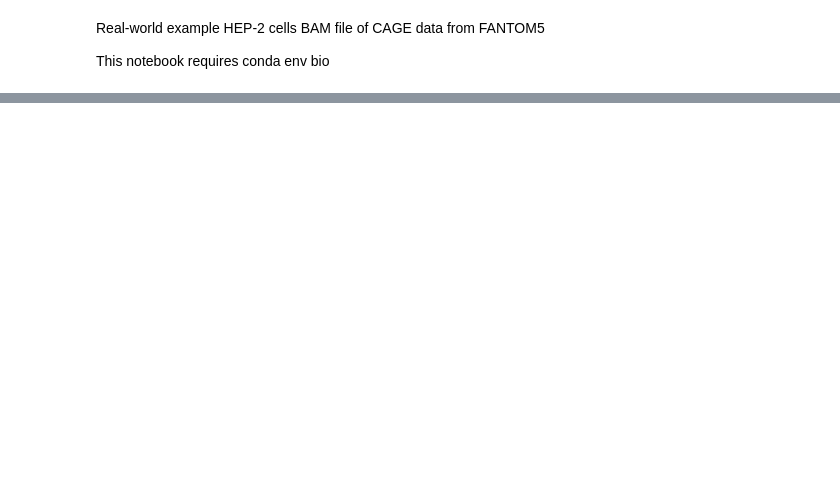
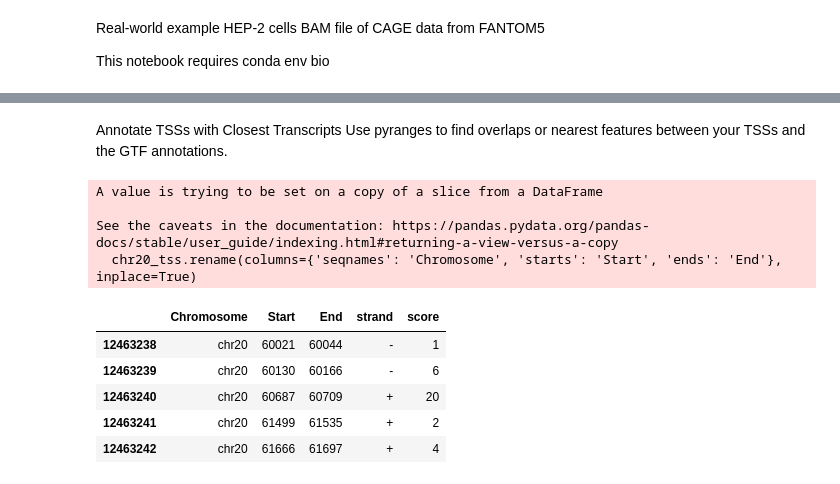
Before and after one commit to jsacco1/CRISPRiaDesign, a Jupyter notebook: Identify_TSSs.ipynb, the cells around one changed output, grey strips where cells are left out. Drawn from its saved outputs; the diff is of its cells as text; code cells hidden in the pictures; blank space fills up the shorter version.

```diff
--- a/Identify_TSSs.ipynb
+++ b/Identify_TSSs.ipynb
@@ -44,0 +72,4 @@ print(f"Downloaded {local_bai_filename}")
+# %%
+# Convert to DataFrame
+df_tss = pd.DataFrame(tss_data)
+print(df_tss.head())
@@ -44,0 +83,3 @@ print(f"Downloaded {local_bai_filename}")
+# %%
+# Rename columns 'start' to 'starts' and 'end' to 'ends'
+df_tss.rename(columns={'start': 'starts', 'end': 'ends'}, inplace=True)
@@ -44,0 +119,4 @@ print(f"Downloaded {local_bai_filename}")
+# %%
+# Filter for chromosome 20
+chr20_tss = df_tss[df_tss['seqnames'] == 'chr20']
+print(chr20_tss.head())
@@ -44,0 +159,20 @@ print(f"Downloaded {local_bai_filename}")
+# %% [markdown]
+Annotate TSSs with Closest Transcripts
+Use pyranges to find overlaps or nearest features between your TSSs and the GTF annotations.
+# %%
+# Rename columns 'start' to 'starts' and 'end' to 'ends'
+chr20_tss.rename(columns={'seqnames': 'Chromosome', 'starts': 'Start', 'ends': 'End'}, inplace=True)
+# %% [output]
+A value is trying to be set on a copy of a slice from a DataFrame
+
+See the caveats in the documentation: https://pandas.pydata.org/pandas-docs/stable/user_guide/indexing.html#returning-a-view-versus-a-copy
+  chr20_tss.rename(columns={'seqnames': 'Chromosome', 'starts': 'Start', 'ends': 'End'}, inplace=True)
+# %%
+chr20_tss.head()
+# %% [output]
+|  | Chromosome | Start | End | strand | score |
+| 12463238 | chr20 | 60021 | 60044 | - | 1 |
+| 12463239 | chr20 | 60130 | 60166 | - | 6 |
+| 12463240 | chr20 | 60687 | 60709 | + | 20 |
+| 12463241 | chr20 | 61499 | 61535 | + | 2 |
+| 12463242 | chr20 | 61666 | 61697 | + | 4 |
```
Also changed, not shown: parts of 25 cells of this notebook, 4 other files.
